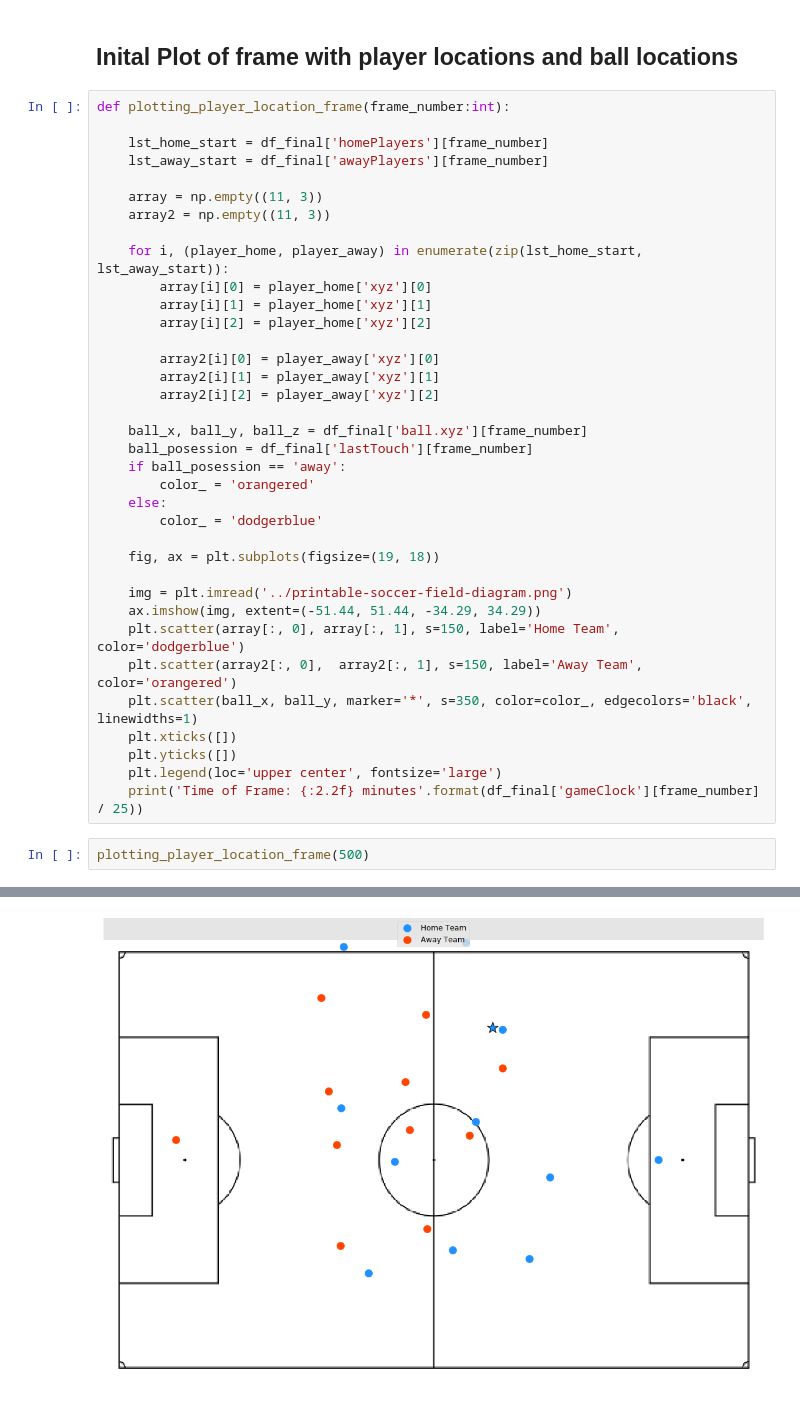
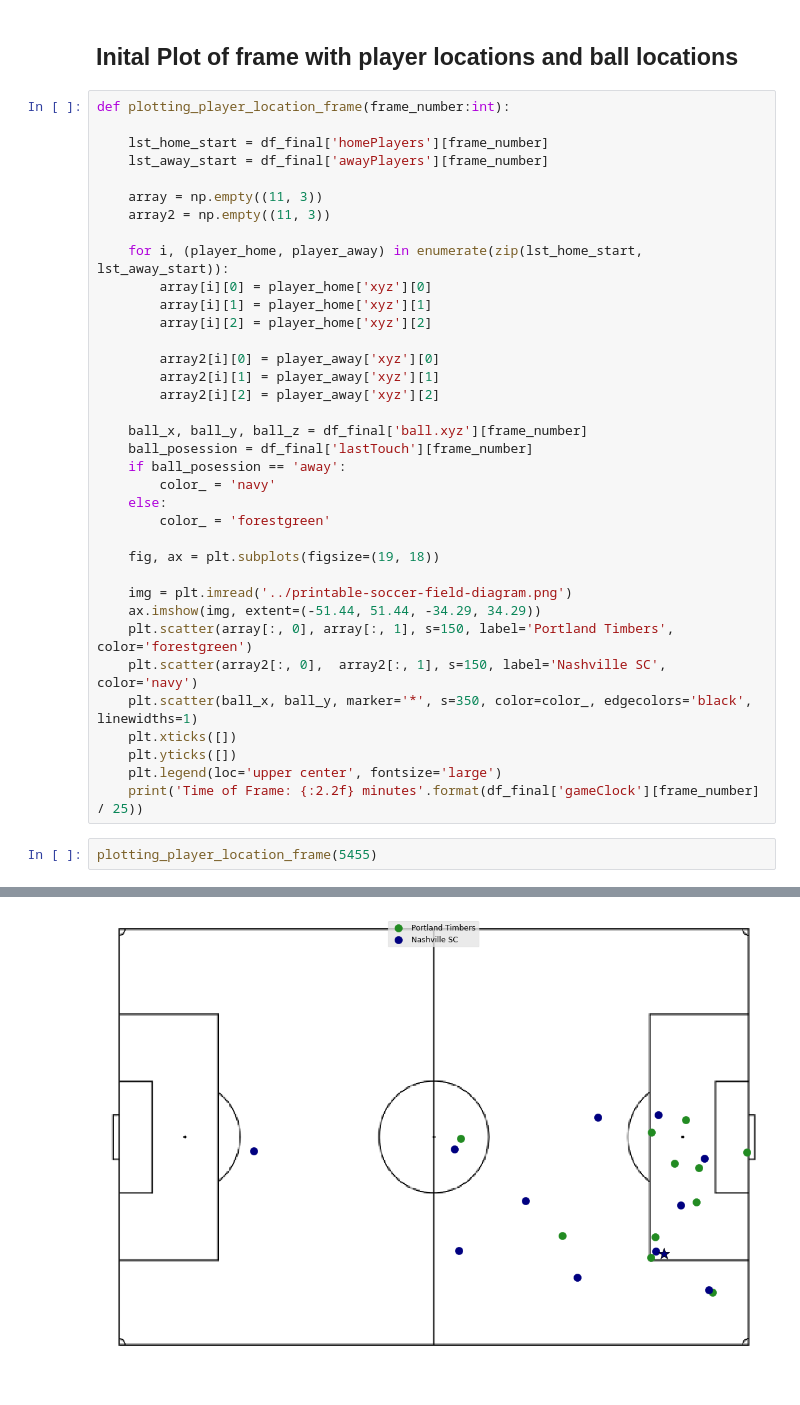
Before and after one commit to morganabbitt/MLS-Project2, a Jupyter notebook: Notebooks/cleaning_jsonl.ipynb, the cells around one changed output, grey strips where cells are left out. Saved outputs shown, nothing was run; the diff lists cells and outputs as text.

Commit message:
small changes to code comments and final touches on plots

```diff
--- a/Notebooks/cleaning_jsonl.ipynb
+++ b/Notebooks/cleaning_jsonl.ipynb
@@ -193,21 +193,21 @@ def plotting_player_location_frame(frame_number:int):
     ball_x, ball_y, ball_z = df_final['ball.xyz'][frame_number]
     ball_posession = df_final['lastTouch'][frame_number]
     if ball_posession == 'away':
-        color_ = 'orangered'
+        color_ = 'navy'
     else:
-        color_ = 'dodgerblue'
+        color_ = 'forestgreen'
 
     fig, ax = plt.subplots(figsize=(19, 18))
 
     img = plt.imread('../printable-soccer-field-diagram.png')
     ax.imshow(img, extent=(-51.44, 51.44, -34.29, 34.29))
-    plt.scatter(array[:, 0], array[:, 1], s=150, label='Home Team', color='dodgerblue')
-    plt.scatter(array2[:, 0],  array2[:, 1], s=150, label='Away Team', color='orangered')
+    plt.scatter(array[:, 0], array[:, 1], s=150, label='Portland Timbers', color='forestgreen')
+    plt.scatter(array2[:, 0],  array2[:, 1], s=150, label='Nashville SC', color='navy')
     plt.scatter(ball_x, ball_y, marker='*', s=350, color=color_, edgecolors='black', linewidths=1)
     plt.xticks([])
     plt.yticks([])
     plt.legend(loc='upper center', fontsize='large')
     print('Time of Frame: {:2.2f} minutes'.format(df_final['gameClock'][frame_number] / 25))
 # %%
-plotting_player_location_frame(500)
+plotting_player_location_frame(5455)
 # %% [output]
@@ -215 +215 @@ Time of Frame: 0.80 minutes
-[figure, old version]
+[figure, new version]
```
Also changed, not shown: parts of 7 cells of this notebook, 3 other files.
